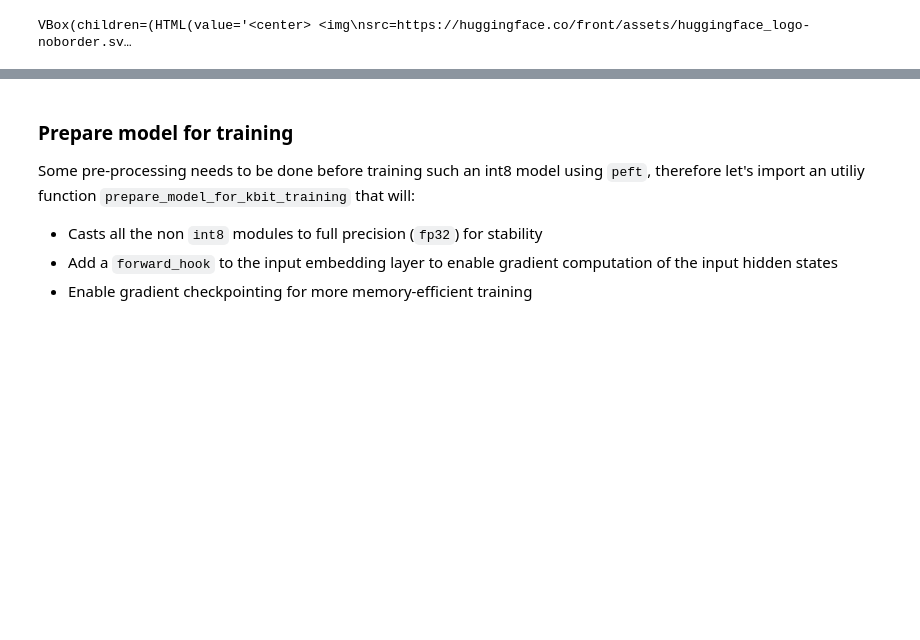
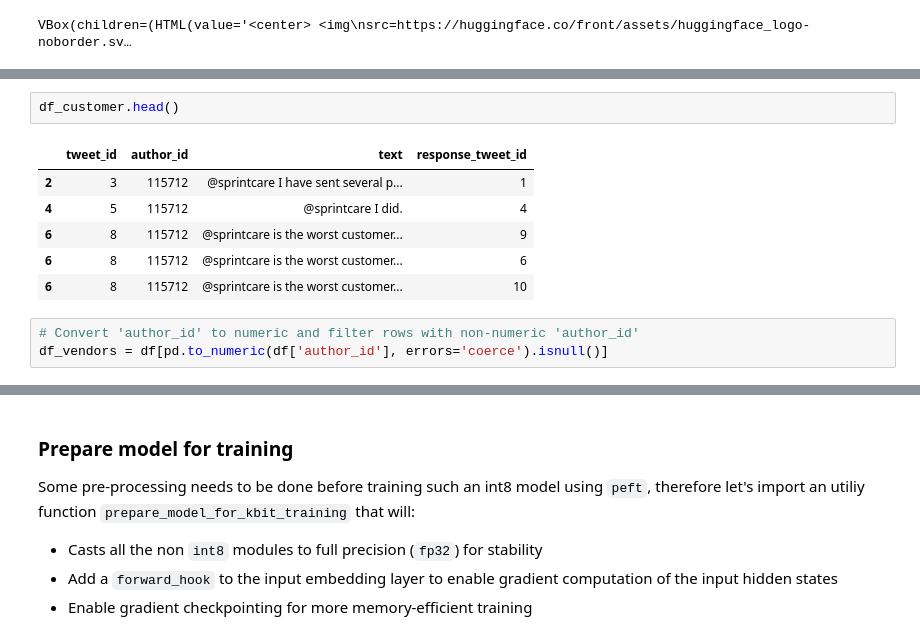
Before and after one commit to atisben/falcon-llm-finetuning, a Jupyter notebook: finetune_falcon7b_oasst1_with_bnb_peft.ipynb, the cells around one changed output, grey strips where cells are left out. Drawn from its saved outputs; the diff is of its cells as text; blank space fills up the shorter version.

```diff
--- a/finetune_falcon7b_oasst1_with_bnb_peft.ipynb
+++ b/finetune_falcon7b_oasst1_with_bnb_peft.ipynb
@@ -124,0 +247,12 @@ tokenizer = AutoTokenizer.from_pretrained(
+# %%
+df_customer.head()
+# %% [output]
+|  | tweet_id | author_id | text | response_tweet_id |
+| 2 | 3 | 115712 | @sprintcare I have sent several p... | 1 |
+| 4 | 5 | 115712 | @sprintcare I did. | 4 |
+| 6 | 8 | 115712 | @sprintcare is the worst customer... | 9 |
+| 6 | 8 | 115712 | @sprintcare is the worst customer... | 6 |
+| 6 | 8 | 115712 | @sprintcare is the worst customer... | 10 |
+# %%
+# Convert 'author_id' to numeric and filter rows with non-numeric 'author_id'
+df_vendors = df[pd.to_numeric(df['author_id'], errors='coerce').isnull()]
```
Also changed, not shown: parts of 61 cells of this notebook, 6 other files.
